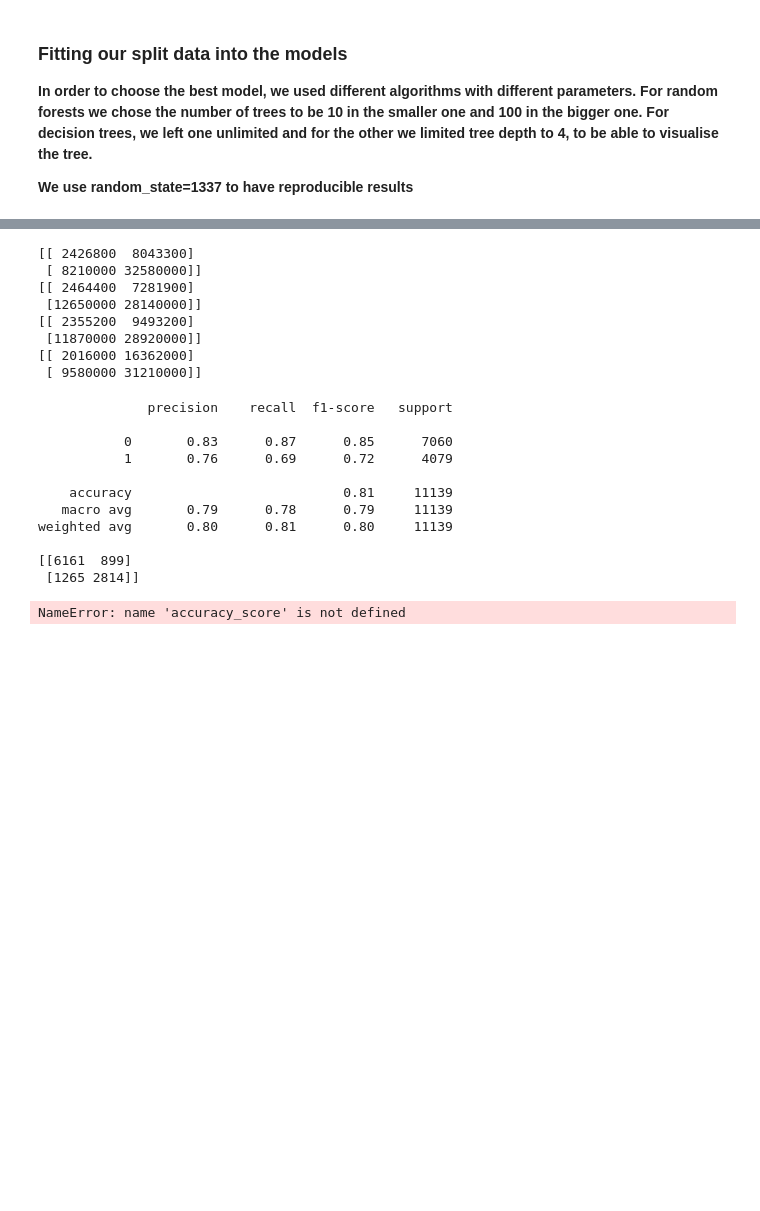
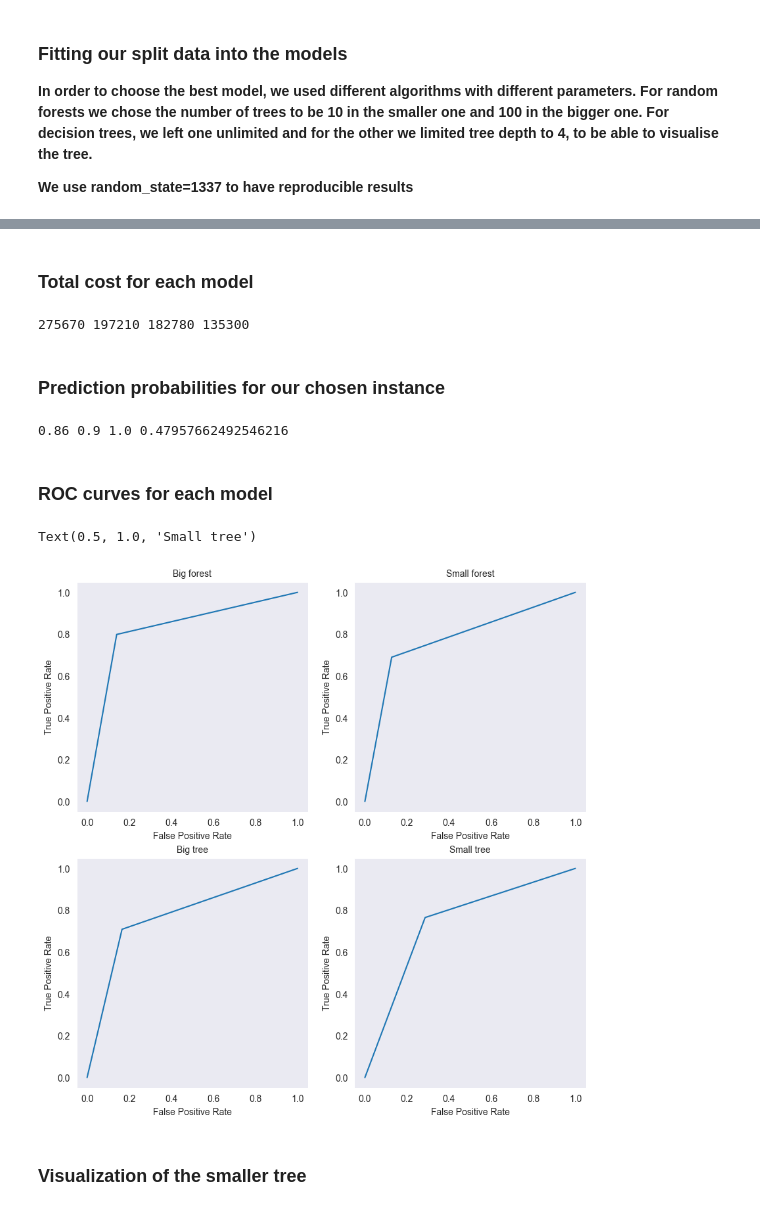
Before and after one commit to balooooooooo/machine_learning_1_coursework, a Jupyter notebook: modelling.ipynb, the cells around one changed output, grey strips where cells are left out. Cells and saved outputs as stored; diff of their text form; code cells hidden in the pictures; blank space fills up the shorter version.

```diff
--- a/modelling.ipynb
+++ b/modelling.ipynb
@@ -145,39 +146,45 @@ roc_display = RocCurveDisplay(fpr=fpr, tpr=tpr).plot()
-# %%
-print(confmatrix1*costmatrix)
-print(confmatrix2*costmatrix)
-print(confmatrix3*costmatrix)
-print(confmatrix4*costmatrix)
-# %% [output]
-[[ 2426800  8043300]
- [ 8210000 32580000]]
-[[ 2464400  7281900]
- [12650000 28140000]]
-[[ 2355200  9493200]
- [11870000 28920000]]
-[[ 2016000 16362000]
- [ 9580000 31210000]]
-# %%
-
-report = classification_report(Y_test, predictions_forest_small)
-confmatrix=confusion_matrix(Y_test, predictions_forest_small)
-print(report)
-print(confmatrix)
-# %% [output]
-              precision    recall  f1-score   support
-
-           0       0.83      0.87      0.85      7060
-           1       0.76      0.69      0.72      4079
-
-    accuracy                           0.81     11139
-   macro avg       0.79      0.78      0.79     11139
-weighted avg       0.80      0.81      0.80     11139
-
-[[6161  899]
- [1265 2814]]
-# %%
-accuracy_score(Y_test, predictions_tree_small)
-# %% [output]
-NameError: name 'accuracy_score' is not defined
+# %% [markdown]
+### Total cost for each model
+# %%
+cost1=confmatrix1.sum()
+cost2=confmatrix2.sum()
+cost3=confmatrix3.sum()
+cost4=confmatrix4.sum()
+print(cost1,cost2,cost3,cost4)
+# %% [output]
+275670 197210 182780 135300
+# %% [markdown]
+### Prediction probabilities for our chosen instance
+# %%
+instance=X_test.loc[[1337]]
+pred1 = forest_big.predict_proba(instance)
+pred2 = forest_small.predict_proba(instance)
+pred3 = decision_tree_big.predict_proba(instance)
+pred4 = decision_tree_small.predict_proba(instance)
+print(pred1[0][0],pred2[0][0],pred3[0][0],pred4[0][0])
+# %% [output]
+0.86 0.9 1.0 0.47957662492546216
+# %% [markdown]
+### ROC curves for each model
+# %%
+fig, axs = plt.subplots(2, 2, figsize=(10, 10))
+fpr, tpr,_thresholds  = roc_curve(Y_test, predictions_forest_big, pos_label=forest_big.classes_[1])
+roc_display = RocCurveDisplay(fpr=fpr, tpr=tpr).plot(ax=axs[0, 0])
+axs[0, 0].set_title('Big forest')
+fpr, tpr,_thresholds  = roc_curve(Y_test, predictions_forest_small, pos_label=forest_small.classes_[1])
+roc_display = RocCurveDisplay(fpr=fpr, tpr=tpr).plot(ax=axs[0, 1])
+axs[0, 1].set_title('Small forest')
+fpr, tpr,_thresholds  = roc_curve(Y_test, predictions_tree_big, pos_label=decision_tree_big.classes_[1])
+roc_display = RocCurveDisplay(fpr=fpr, tpr=tpr).plot(ax=axs[1, 0])
+axs[1, 0].set_title('Big tree')
+fpr, tpr,_thresholds  = roc_curve(Y_test, predictions_tree_small, pos_label=decision_tree_small.classes_[1])
+roc_display = RocCurveDisplay(fpr=fpr, tpr=tpr).plot(ax=axs[1, 1])
+axs[1, 1].set_title('Small tree')
+# %% [output]
+Text(0.5, 1.0, 'Small tree')
+[figure, added]
+# %% [markdown]
+### Visualization of the smaller tree
 # %%
 plt.figure(figsize=(24,18))
 plot_tree(tree_small_model,feature_names = features,
```
Also changed, not shown: parts of 16 cells of this notebook.
